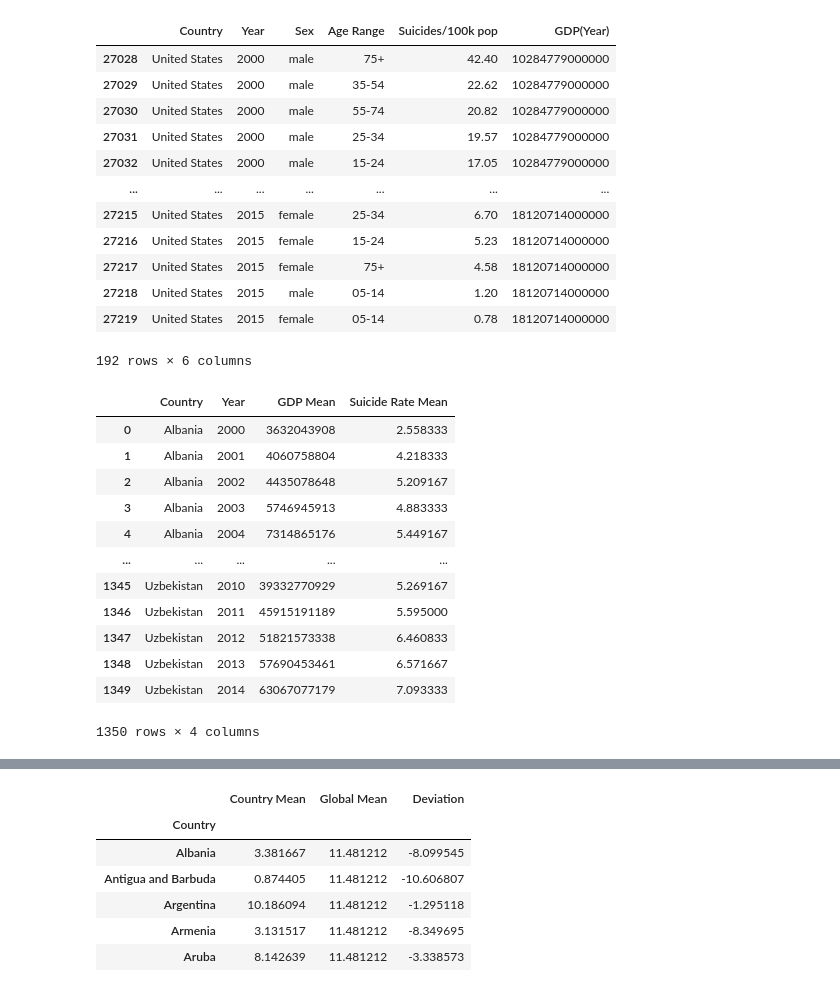
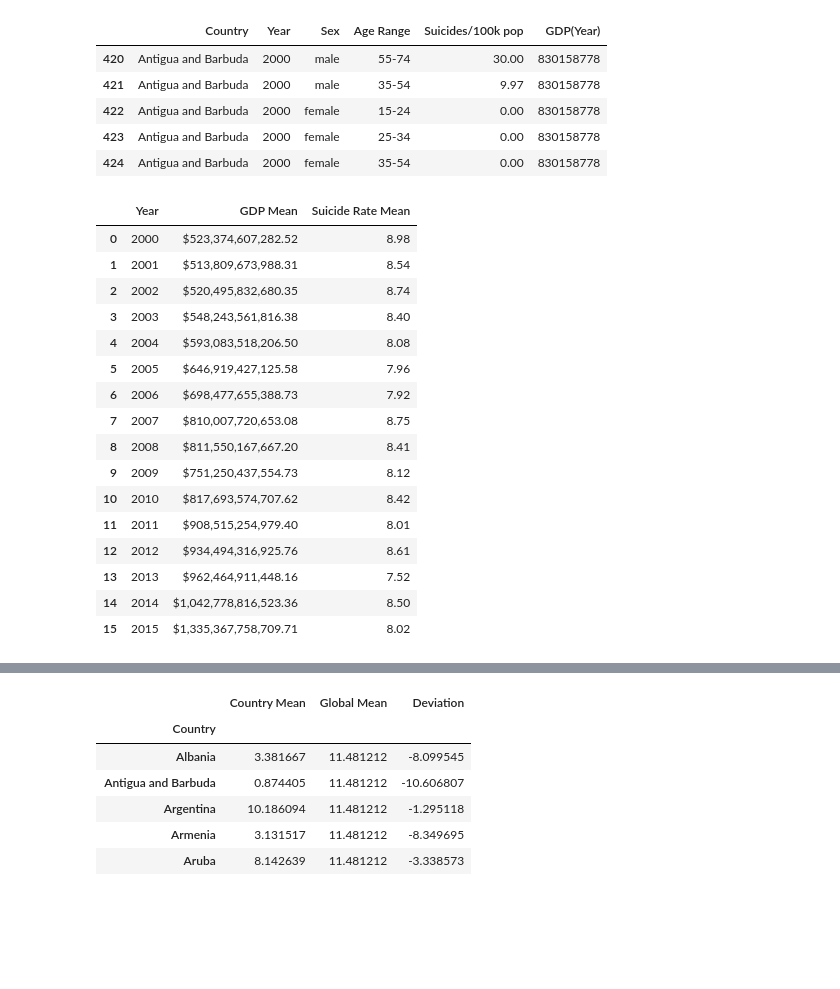
Before and after one commit to elysesulkey/Suicide-in-the-Americas-Data-Analysis, a Jupyter notebook: april12ESmatplot.ipynb, the cells around one changed output, grey strips where cells are left out. Cells and saved outputs as stored; diff of their text form; code cells hidden in the pictures; blank space fills up the shorter version.

```diff
--- a/april12ESmatplot.ipynb
+++ b/april12ESmatplot.ipynb
@@ -23,7 +25,7 @@ renamed_df = rough_df.rename(columns={"country":"Country", "year":"Year", "sex":
 
 # filter for years 2000-2016
 after_start_date = renamed_df["Year"] >= 2000
-before_end_date = renamed_df["Year"] <= 2016
+before_end_date = renamed_df["Year"] <= 2015
 between_two_dates = after_start_date & before_end_date
 filtered_date = renamed_df.loc[between_two_dates]
 
@@ -32,49 +34,51 @@ filtered_date_df = pd.DataFrame(filtered_date)
 # Convert data type for GDP calculations
 filtered_date_df["GDP(Year)"] = filtered_date_df["GDP(Year)"].str.replace(',','').astype(int)
 
-# display sample
-#filtered_date_df.head()
+# Filter down countries
+target_countries= filtered_date_df.loc[(filtered_date_df['Country']== "United States")|  (filtered_date_df["Country"]== "Canada") | (filtered_date_df["Country"]== "Mexico") | (filtered_date_df["Country"]== "Antigua and Barbuda")|(filtered_date_df["Country"]== "Argentina")|(filtered_date_df["Country"]== "Bahamas")| (filtered_date_df["Country"]== "Barbados")|(filtered_date_df["Country"]== "Belize")|(filtered_date_df["Country"]== "Brazil")| (filtered_date_df["Country"]== "Chile")|(filtered_date_df["Country"]== "Colombia")|(filtered_date_df["Country"]== "Costa Rica")|(filtered_date_df["Country"]== "Cuba")| (filtered_date_df["Country"]== "Ecuador")|  (filtered_date_df["Country"]== "El Salvador")| (filtered_date_df["Country"]== "Grenada")| (filtered_date_df["Country"]== "Guatemala")| (filtered_date_df["Country"]== "Jamaica")|(filtered_date_df["Country"]== "Nicaragua")| (filtered_date_df["Country"]== "Panama")| (filtered_date_df["Country"]== "Paraguay")| (filtered_date_df["Country"]== "Puerto Rico")| (filtered_date_df["Country"]== "Saint Lucia")| (filtered_date_df["Country"]== "Saint Vincent and Grenadines")| (filtered_date_df["Country"]== "Suriname")| (filtered_date_df["Country"]== "Trinidad and Tobago")| (filtered_date_df["Country"] == "Uruguay"), :]
 
-na_df = filtered_date_df.loc[filtered_date_df["Country"] == "United States"]
-na_df
+target_countries_df= pd.DataFrame(target_countries)
+
+# Display table
+target_countries_df.head()
 # %% [output]
 |  | Country | Year | Sex | Age Range | Suicides/100k pop | GDP(Year) |
-| 27028 | United States | 2000 | male | 75+ | 42.40 | 10284779000000 |
-| 27029 | United States | 2000 | male | 35-54 | 22.62 | 10284779000000 |
-| 27030 | United States | 2000 | male | 55-74 | 20.82 | 10284779000000 |
-| 27031 | United States | 2000 | male | 25-34 | 19.57 | 10284779000000 |
-| 27032 | United States | 2000 | male | 15-24 | 17.05 | 10284779000000 |
-| ... | ... | ... | ... | ... | ... | ... |
-| 27215 | United States | 2015 | female | 25-34 | 6.70 | 18120714000000 |
-| 27216 | United States | 2015 | female | 15-24 | 5.23 | 18120714000000 |
-| 27217 | United States | 2015 | female | 75+ | 4.58 | 18120714000000 |
-| 27218 | United States | 2015 | male | 05-14 | 1.20 | 18120714000000 |
-| 27219 | United States | 2015 | female | 05-14 | 0.78 | 18120714000000 |
+| 420 | Antigua and Barbuda | 2000 | male | 55-74 | 30.00 | 830158778 |
+| 421 | Antigua and Barbuda | 2000 | male | 35-54 | 9.97 | 830158778 |
+| 422 | Antigua and Barbuda | 2000 | female | 15-24 | 0.00 | 830158778 |
+| 423 | Antigua and Barbuda | 2000 | female | 25-34 | 0.00 | 830158778 |
+| 424 | Antigua and Barbuda | 2000 | female | 35-54 | 0.00 | 830158778 |
-192 rows × 6 columns
 # %%
 # group by year and country / find averages
 
-country_gdp = filtered_date_df.groupby(["Country", "Year"])["GDP(Year)"].mean()
-country_suicide = filtered_date_df.groupby(["Country", "Year"])['Suicides/100k pop'].mean()
+country_gdp = target_countries_df.groupby(["Year"])["GDP(Year)"].mean()
+country_suicide = target_countries_df.groupby(["Year"])['Suicides/100k pop'].mean()
 
 # create summary table
 country_summary_df = pd.DataFrame({"GDP Mean": country_gdp, "Suicide Rate Mean": country_suicide})
+
+country_summary_df["GDP Mean"] = country_summary_df["GDP Mean"].map("${:,.2f}".format)
+country_summary_df["Suicide Rate Mean"] = country_summary_df["Suicide Rate Mean"].map("{:,.2f}".format)
 
 country_summary_reset_df = country_summary_df.reset_index()
 
 # display table
 country_summary_reset_df
 # %% [output]
-|  | Country | Year | GDP Mean | Suicide Rate Mean |
-| 0 | Albania | 2000 | 3632043908 | 2.558333 |
-| 1 | Albania | 2001 | 4060758804 | 4.218333 |
-| 2 | Albania | 2002 | 4435078648 | 5.209167 |
-| 3 | Albania | 2003 | 5746945913 | 4.883333 |
-| 4 | Albania | 2004 | 7314865176 | 5.449167 |
-| ... | ... | ... | ... | ... |
-| 1345 | Uzbekistan | 2010 | 39332770929 | 5.269167 |
-| 1346 | Uzbekistan | 2011 | 45915191189 | 5.595000 |
-| 1347 | Uzbekistan | 2012 | 51821573338 | 6.460833 |
-| 1348 | Uzbekistan | 2013 | 57690453461 | 6.571667 |
-| 1349 | Uzbekistan | 2014 | 63067077179 | 7.093333 |
+|  | Year | GDP Mean | Suicide Rate Mean |
+| 0 | 2000 | $523,374,607,282.52 | 8.98 |
+| 1 | 2001 | $513,809,673,988.31 | 8.54 |
+| 2 | 2002 | $520,495,832,680.35 | 8.74 |
+| 3 | 2003 | $548,243,561,816.38 | 8.40 |
+| 4 | 2004 | $593,083,518,206.50 | 8.08 |
+| 5 | 2005 | $646,919,427,125.58 | 7.96 |
+| 6 | 2006 | $698,477,655,388.73 | 7.92 |
+| 7 | 2007 | $810,007,720,653.08 | 8.75 |
+| 8 | 2008 | $811,550,167,667.20 | 8.41 |
+| 9 | 2009 | $751,250,437,554.73 | 8.12 |
+| 10 | 2010 | $817,693,574,707.62 | 8.42 |
+| 11 | 2011 | $908,515,254,979.40 | 8.01 |
+| 12 | 2012 | $934,494,316,925.76 | 8.61 |
+| 13 | 2013 | $962,464,911,448.16 | 7.52 |
+| 14 | 2014 | $1,042,778,816,523.36 | 8.50 |
+| 15 | 2015 | $1,335,367,758,709.71 | 8.02 |
-1350 rows × 4 columns
```
Also changed, not shown: parts of 8 cells of this notebook.
